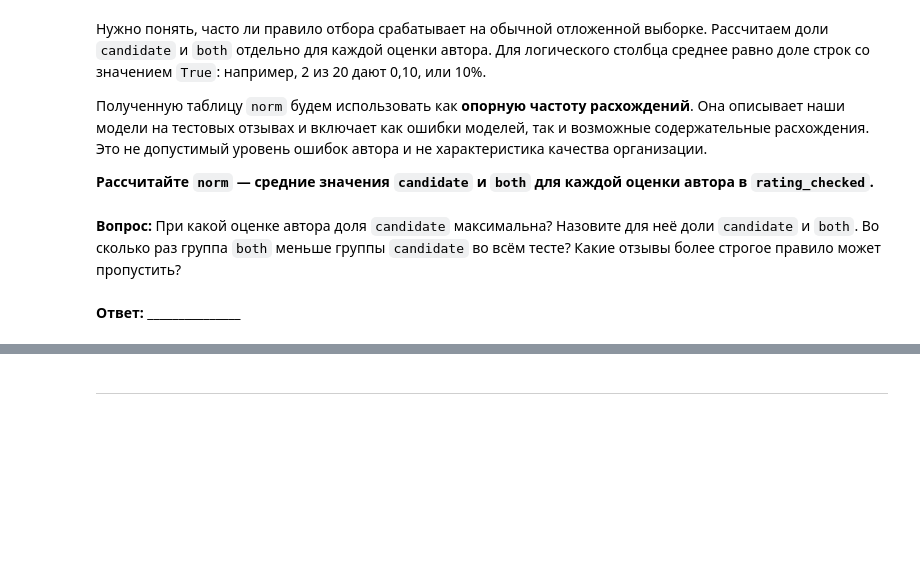
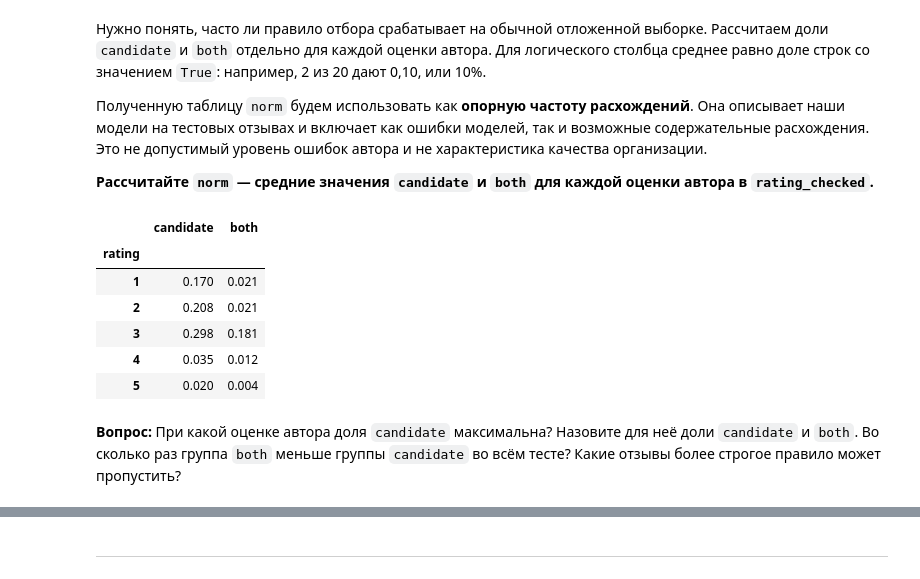
Before and after one commit to DinRazar/data-data, a Jupyter notebook: Работа 3.ipynb, the cells around one changed output, grey strips where cells are left out. Saved outputs shown, nothing was run; the diff lists cells and outputs as text; code cells hidden in the pictures; blank space fills up the shorter version.

```diff
--- a/Работа 3.ipynb
+++ b/Работа 3.ipynb
@@ -1052,4 +1260,13 @@ star_classes = np.select([rating_checked.rating <= 2, rating_checked.rating == 3
+# %%
+norm = rating_checked.groupby('rating')[['candidate', 'both']].mean()
+show(norm.round(3))
+# %% [output]
+|  | candidate | both |
+| rating |  |  |
+| 1 | 0.170 | 0.021 |
+| 2 | 0.208 | 0.021 |
+| 3 | 0.298 | 0.181 |
+| 4 | 0.035 | 0.012 |
+| 5 | 0.020 | 0.004 |
 # %% [markdown]
 **Вопрос:** При какой оценке автора доля `candidate` максимальна? Назовите для неё доли `candidate` и `both`. Во сколько раз группа `both` меньше группы `candidate` во всём тесте? Какие отзывы более строгое правило может пропустить?
-# %% [markdown]
-**Ответ:** _______________
```
Also changed, not shown: parts of 46 cells of this notebook.
